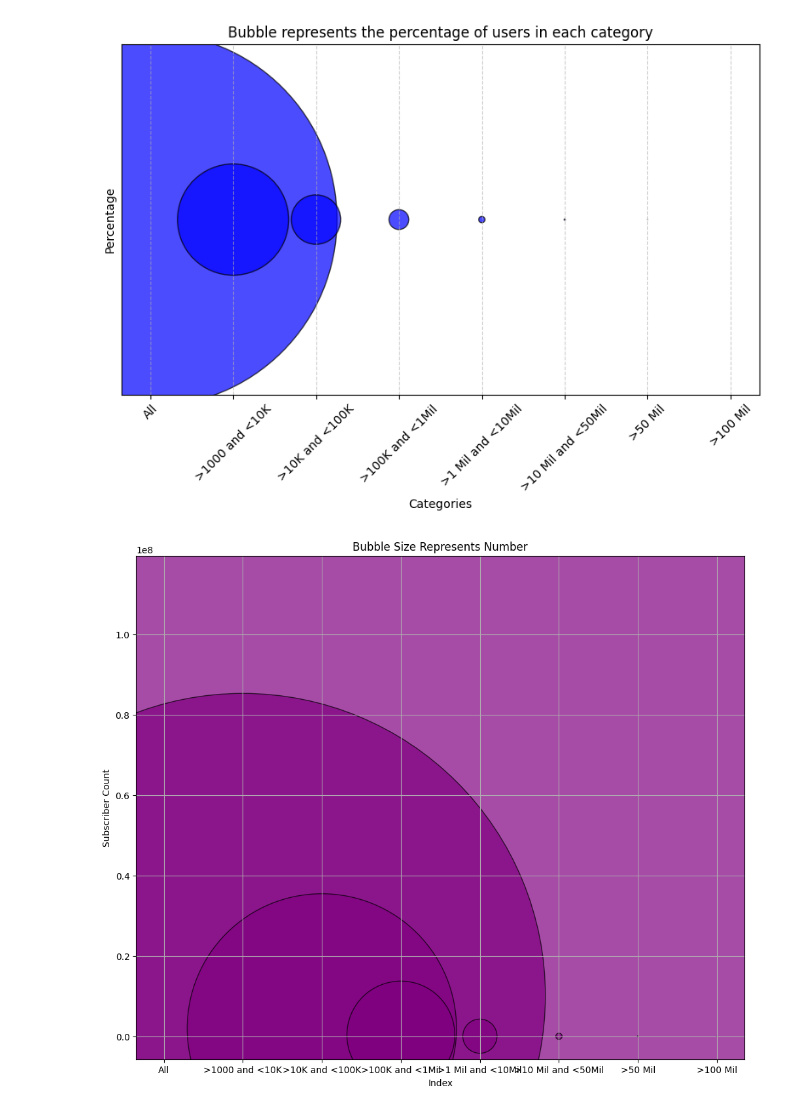
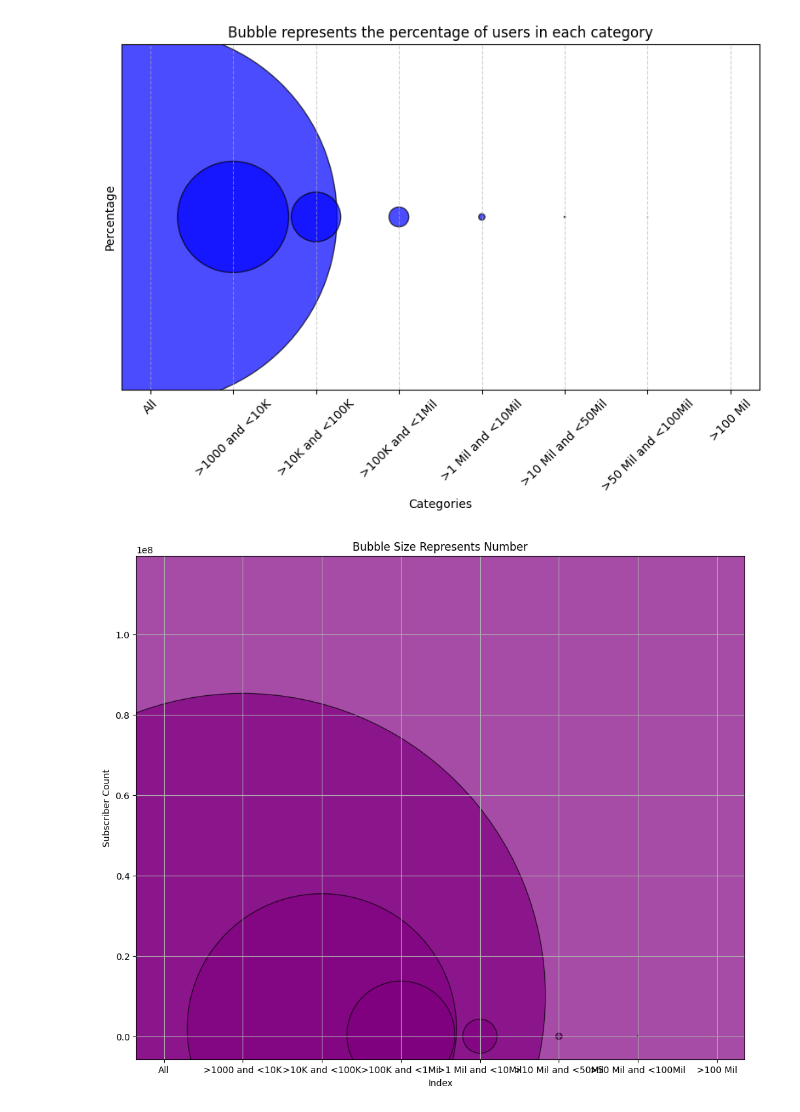
Before and after one commit to YesInAJiffy/Python, a Jupyter notebook: YouTubeStatistics.ipynb, the cells around one changed output. Saved outputs shown, nothing was run; the diff lists cells and outputs as text; code cells hidden in the pictures.

```diff
--- a/YouTubeStatistics.ipynb
+++ b/YouTubeStatistics.ipynb
@@ -17,8 +17,8 @@ end_code = "\033[0m"
 print(dark_blue_color + text_to_print + end_code)
 print("\033[92m_______________________________________________________________________________________________________________________\033[0m")  # Bright green code
 print(" ")
-categories = ["All", ">1000 and <10K", ">10K and <100K", ">100K and <1Mil", ">1 Mil and <10Mil", ">10 Mil and <50Mil", ">50 Mil", ">100 Mil"]
-userinText = ["113.9 Million", "10.1 Million", "2 Million", "321.1K", "32.3K", "1.1K", "35", "5"]
+categories = ["All", ">1000 and <10K", ">10K and <100K", ">100K and <1Mil", ">1 Mil and <10Mil", ">10 Mil and <50Mil", ">50 Mil and <100Mil", ">100 Mil"]
+userinText = ["113.9 Million", "10.1 Million", "2 Million", "321.1K", "32.3K", "1.1K", "35", "10"]
 total_value = 113.9  # 2.6 Bn Adjust this value to represent the total sum of all percentages
 users = [ 113900000, 10100000, 2000000, 321100, 32300, 1100, 35, 5]
 percentages = [x / total_value * 100 for x in [ 113.9, 10.1, 2, .3211, 32300/1000000, 1100/1000000, 35/1000000, 5/1000000]]  # Calculate percentages
@@ -28,7 +28,7 @@ for number in percentages:
   user_count = "{:.0f}".format(users[i])  # Prints 0.0000001234
   out_of_x_str = f"1 out of {100 / number:.1f}"
   chan_own = user_count + " (" + userinText[i] +")"
-  print(f"Channel Owners {chan_own:26} : Subscribers {categories[i]:18} : Percentage {formatted_number:12} : {out_of_x_str}")
+  print(f"Channel Owners {chan_own:26} : Subscribers {categories[i]:20} : Percentage {formatted_number:12} : {out_of_x_str}")
   i = i + 1
 
 
@@ -96,2 +96,2 @@ Channel Owners 5 (5)                      : Subscribers >100 Mil           : Per
-[figure, old version]
+[figure, new version]
-[figure, old version]
+[figure, new version]
```
Also changed, not shown: parts of 2 cells of this notebook.
